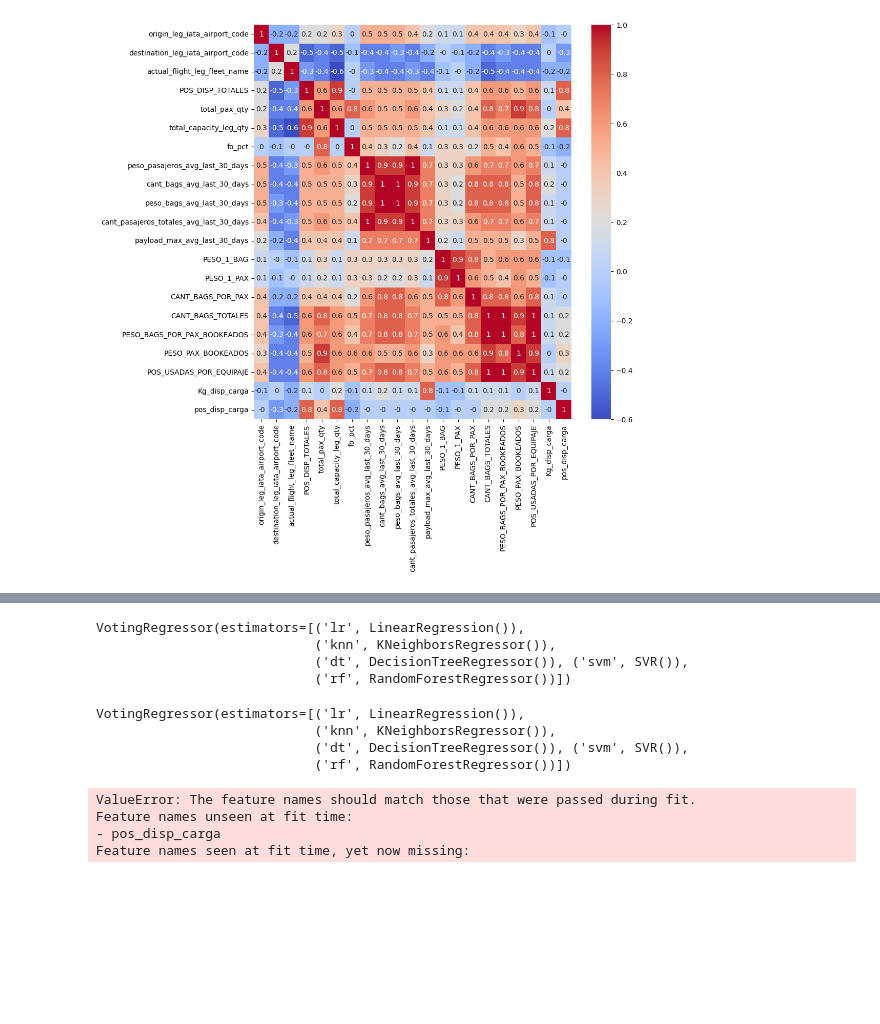
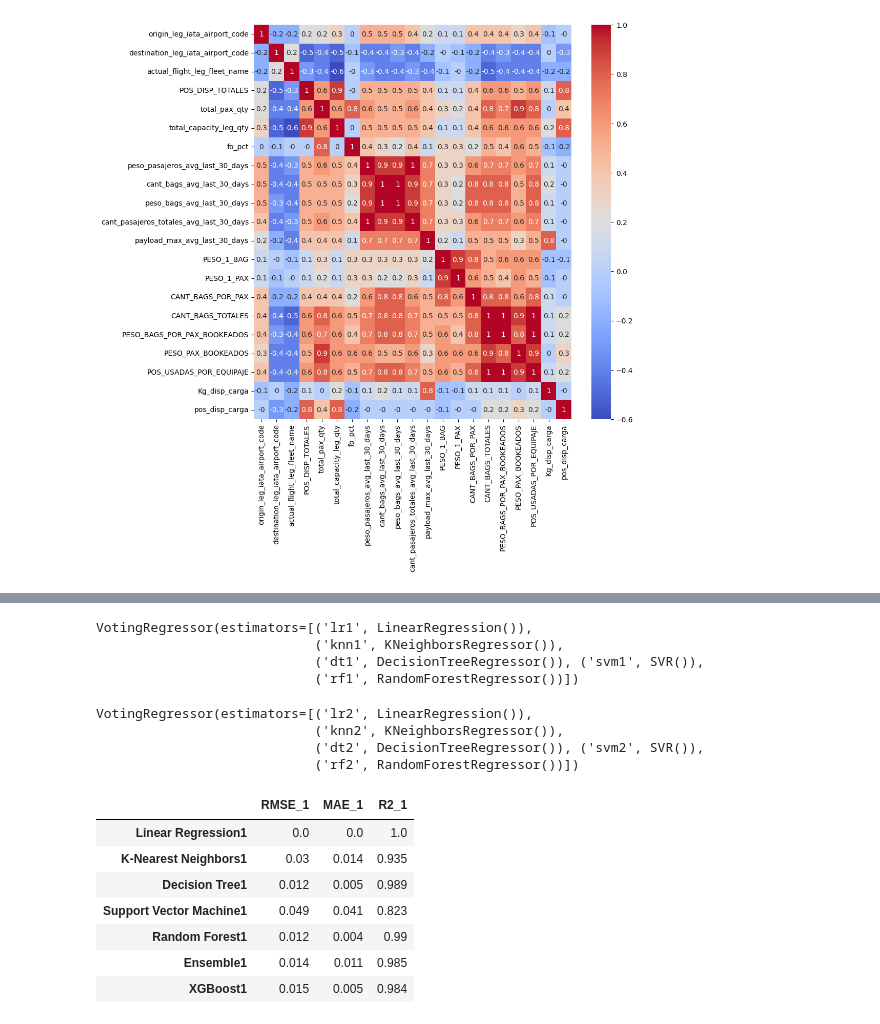
Before and after one commit to Felipepa9/MADSI, a Jupyter notebook: entrega_final_ciencia_de_datos.ipynb, the cells around one changed output, grey strips where cells are left out. Drawn from its saved outputs; the diff is of its cells as text; code cells hidden in the pictures; blank space fills up the shorter version.

```diff
--- a/entrega_final_ciencia_de_datos.ipynb
+++ b/entrega_final_ciencia_de_datos.ipynb
@@ -348,9 +348,9 @@ from sklearn.ensemble import RandomForestRegressor
 from sklearn.ensemble import VotingRegressor
 from xgboost import XGBRegressor
 # %%
-lr = LinearRegression()
-knn = KNeighborsRegressor()
-dt = DecisionTreeRegressor()
-svm = SVR()
-rf = RandomForestRegressor()
-xgbreg = XGBRegressor()
+lr1 = LinearRegression()
+knn1 = KNeighborsRegressor()
+dt1 = DecisionTreeRegressor()
+svm1 = SVR()
+rf1 = RandomForestRegressor()
+xgbreg1 = XGBRegressor()
@@ -357,59 +364,63 @@ xgbreg = XGBRegressor()
 # %%
-lr.fit(X_train1, y_train1)
-knn.fit(X_train1, y_train1)
-dt.fit(X_train1, y_train1)
-svm.fit(X_train1, y_train1)
-xgbreg.fit(X_train1, y_train1)
-rf.fit(X_train1, y_train1)
+lr1.fit(X_train1, y_train1)
+knn1.fit(X_train1, y_train1)
+dt1.fit(X_train1, y_train1)
+svm1.fit(X_train1, y_train1)
+xgbreg1.fit(X_train1, y_train1)
+rf1.fit(X_train1, y_train1)
 
-vr = VotingRegressor(estimators=[('lr', lr), ('knn', knn), ('dt', dt), ('svm', svm), ('rf', rf)])
-vr.fit(X_train1, y_train1)
+vr1 = VotingRegressor(estimators=[('lr1', lr1), ('knn1', knn1), ('dt1', dt1), ('svm1', svm1), ('rf1', rf1)])
+vr1.fit(X_train1, y_train1)
 # %% [output]
-VotingRegressor(estimators=[('lr', LinearRegression()),
-                            ('knn', KNeighborsRegressor()),
-                            ('dt', DecisionTreeRegressor()), ('svm', SVR()),
-                            ('rf', RandomForestRegressor())])
+VotingRegressor(estimators=[('lr1', LinearRegression()),
+                            ('knn1', KNeighborsRegressor()),
+                            ('dt1', DecisionTreeRegressor()), ('svm1', SVR()),
+                            ('rf1', RandomForestRegressor())])
 # %%
-lr.fit(X_train2, y_train2)
-knn.fit(X_train2, y_train2)
-dt.fit(X_train2, y_train2)
-svm.fit(X_train2, y_train2)
-xgbreg.fit(X_train2, y_train2)
-rf.fit(X_train2, y_train2)
+lr2.fit(X_train2, y_train2)
+knn2.fit(X_train2, y_train2)
+dt2.fit(X_train2, y_train2)
+svm2.fit(X_train2, y_train2)
+xgbreg2.fit(X_train2, y_train2)
+rf2.fit(X_train2, y_train2)
 
-vr = VotingRegressor(estimators=[('lr', lr), ('knn', knn), ('dt', dt), ('svm', svm), ('rf', rf)])
-vr.fit(X_train2, y_train2)
+vr2 = VotingRegressor(estimators=[('lr2', lr2), ('knn2', knn2), ('dt2', dt2), ('svm2', svm2), ('rf2', rf2)])
+vr2.fit(X_train2, y_train2)
 # %% [output]
-VotingRegressor(estimators=[('lr', LinearRegression()),
-                            ('knn', KNeighborsRegressor()),
-                            ('dt', DecisionTreeRegressor()), ('svm', SVR()),
-                            ('rf', RandomForestRegressor())])
+VotingRegressor(estimators=[('lr2', LinearRegression()),
+                            ('knn2', KNeighborsRegressor()),
+                            ('dt2', DecisionTreeRegressor()), ('svm2', SVR()),
+                            ('rf2', RandomForestRegressor())])
 # %%
 from sklearn.metrics import mean_absolute_error, r2_score, root_mean_squared_error
 
-modelos = [lr, knn, dt, svm, rf, vr, xgbreg]
-nombres_modelos = ['Linear Regression', 'K-Nearest Neighbors', 'Decision Tree', 'Support Vector Machine', 'Random Forest', 'Ensemble', 'XGBoost']
+modelos = [lr1, knn1, dt1, svm1, rf1, vr1, xgbreg1]
+nombres_modelos = ['Linear Regression1', 'K-Nearest Neighbors1', 'Decision Tree1', 'Support Vector Machine1', 'Random Forest1', 'Ensemble1', 'XGBoost1']
 
-metricas_modelos= pd.DataFrame(columns=['RMSE', 'MAE', 'R2'], index=nombres_modelos)
+metricas_modelos_Kg_Disp= pd.DataFrame(columns=['RMSE_1', 'MAE_1', 'R2_1'], index=nombres_modelos)
 
 for model, name in zip(modelos, nombres_modelos):
     predictions = model.predict(X_test1)
     # Aplicar la transformación inversa a las predicciones para observar las metricas en la escala original
     # esto es necesario ya que se normalizó la variable objetivo
     predictions = scaler.inverse_transform(predictions.reshape(-1, 1))
     real_values = scaler.inverse_transform(y_test1.values.reshape(-1, 1))
     rmse = root_mean_squared_error(real_values, predictions)
     mae = mean_absolute_error(real_values, predictions)
     r2 = r2_score(real_values, predictions)
     rmse = round(rmse, 3)
     mae = round(mae, 3)
     r2 = round(r2, 3)
     metricas_modelos_Kg_Disp.loc[name, :] = [rmse, mae, r2]
 
 
 metricas_modelos_Kg_Disp
 # %% [output]
-ValueError: The feature names should match those that were passed during fit.
-Feature names unseen at fit time:
-- pos_disp_carga
-Feature names seen at fit time, yet now missing:
+|  | RMSE_1 | MAE_1 | R2_1 |
+| Linear Regression1 | 0.0 | 0.0 | 1.0 |
+| K-Nearest Neighbors1 | 0.03 | 0.014 | 0.935 |
+| Decision Tree1 | 0.012 | 0.005 | 0.989 |
+| Support Vector Machine1 | 0.049 | 0.041 | 0.823 |
+| Random Forest1 | 0.012 | 0.004 | 0.99 |
+| Ensemble1 | 0.014 | 0.011 | 0.985 |
+| XGBoost1 | 0.015 | 0.005 | 0.984 |
```
Also changed, not shown: parts of 4 cells of this notebook.
